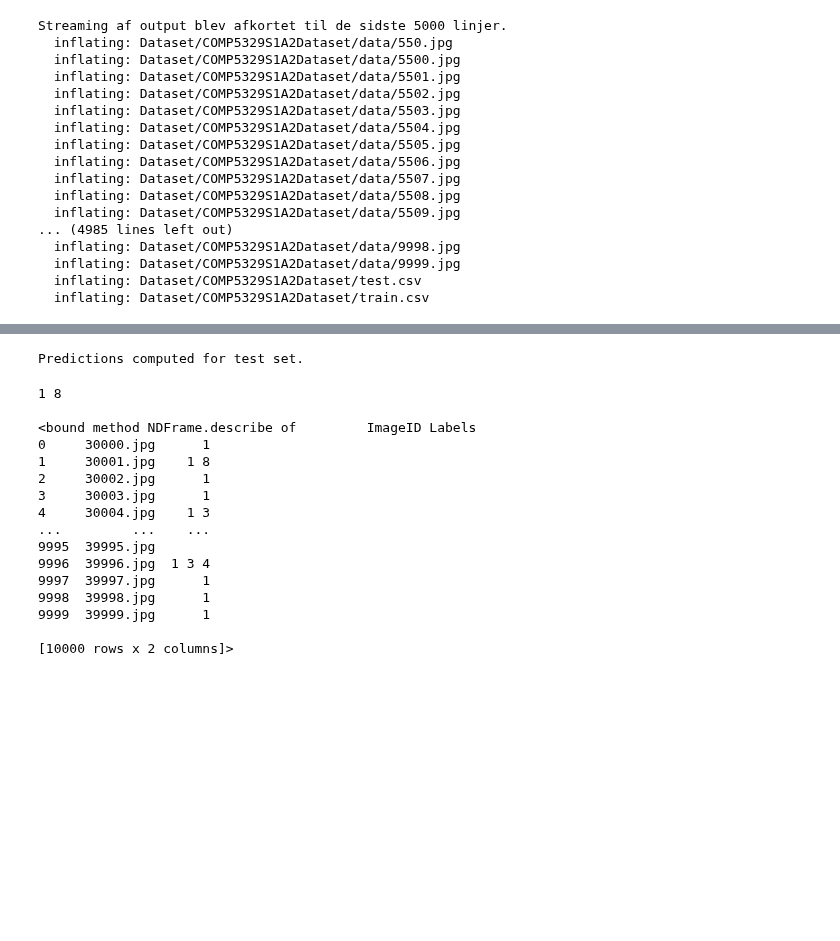
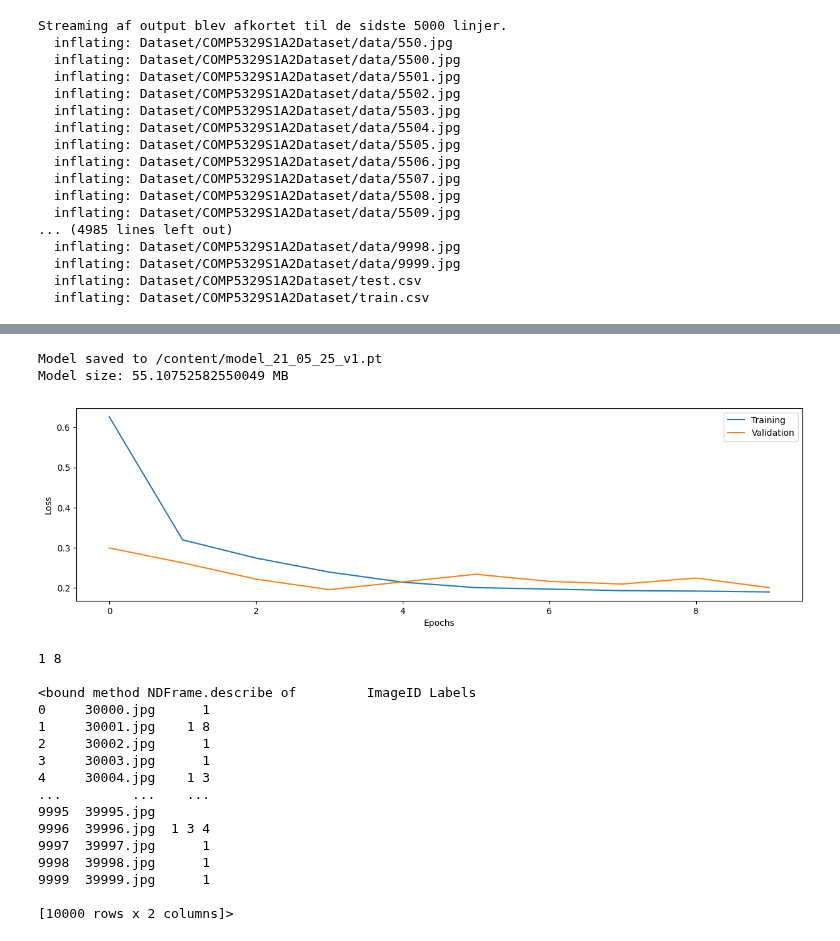
Before and after one commit to deding2000/COMP5329_Ass2, a Jupyter notebook: main_notebook.ipynb, the cells around one changed output, grey strips where cells are left out. Saved outputs shown, nothing was run; the diff lists cells and outputs as text; code cells hidden in the pictures; blank space fills up the shorter version.

```diff
--- a/main_notebook.ipynb
+++ b/main_notebook.ipynb
@@ -189,10 +354,41 @@ Test set results: Average loss: 0.2249, F1 Score: 0.57
+# %%
+# save model, scores and plot and check size of model is under 100MB
+model_name = "21_05_25_v1"
+
+def get_model_size_mb(model):
+    path = "temp_model.pth"
+    torch.save(model.state_dict(), path)
+    size_mb = os.path.getsize(path) / (1024 * 1024)
+    os.remove(path)
+    return size_mb
+
+path_name_model = "/content/model_" + model_name+".pt"
+path_name_plot = "/content/model_" + model_name + "loss.png"
+path_name_scores = "/content/model_" + model_name + "scores.txt"
+
+torch.save(model.state_dict(), path_name_model)
+print(f"Model saved to {path_name_model}")
+size_mb = os.path.getsize(path_name_model) / (1024 * 1024)
+print(f"Model size: {size_mb} MB")
+
+plt.figure(figsize=(15,4))
+plt.plot(train_losses,label="Training")
+plt.plot(test_losses,label="Validation")
+plt.ylabel("Loss")
+plt.xlabel("Epochs")
+plt.legend(loc='upper right')
+plt.savefig(path_name_plot)
+
+import json
+with open(path_name_scores, 'w') as file:
+     file.write(json.dumps(metrics))
+# %% [output]
+Model saved to /content/model_21_05_25_v1.pt
+Model size: 55.10752582550049 MB
+[figure, added]
 # %%
 # Compute predictions for true test set
-#val_pred = test(model, device, test_dataloader,loss,target_available=False)
-# save model
-torch.save(model, "content/model_full.pt")
+test_pred = test(model, device, test_dataloader,loss,target_available=False)
-# %% [output]
-Predictions computed for test set.
 # %%
 # Convert predictions to csv
 from tqdm import tqdm
```
Also changed, not shown: parts of 4 cells of this notebook.
